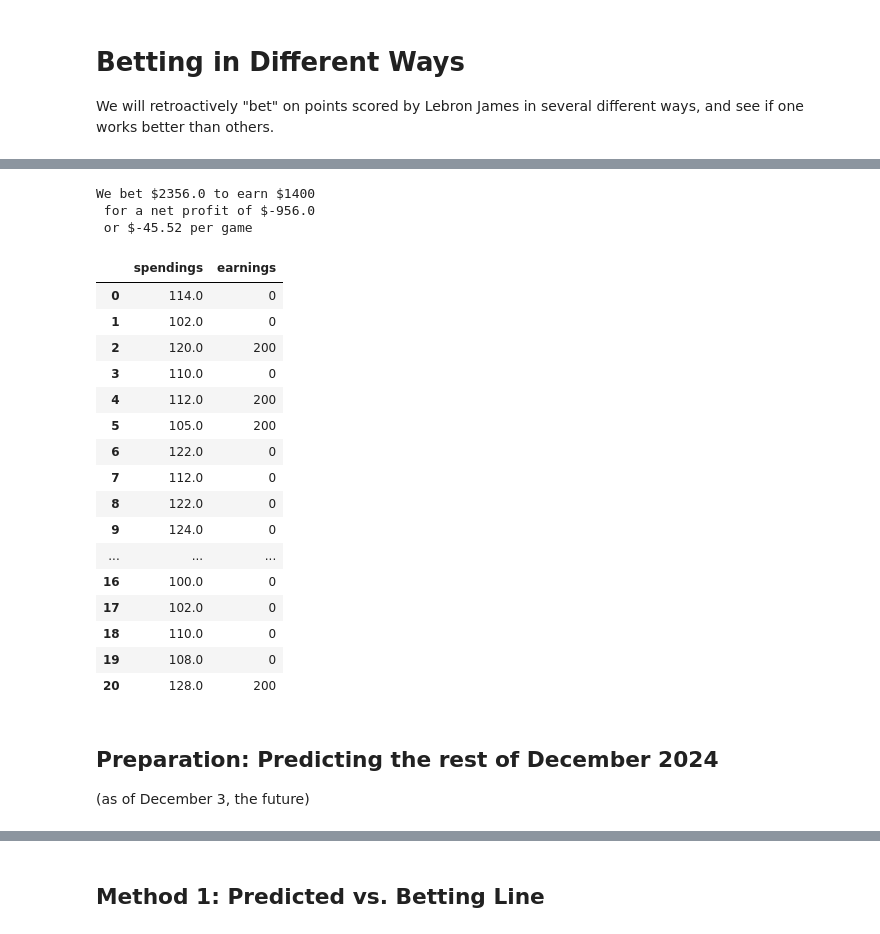
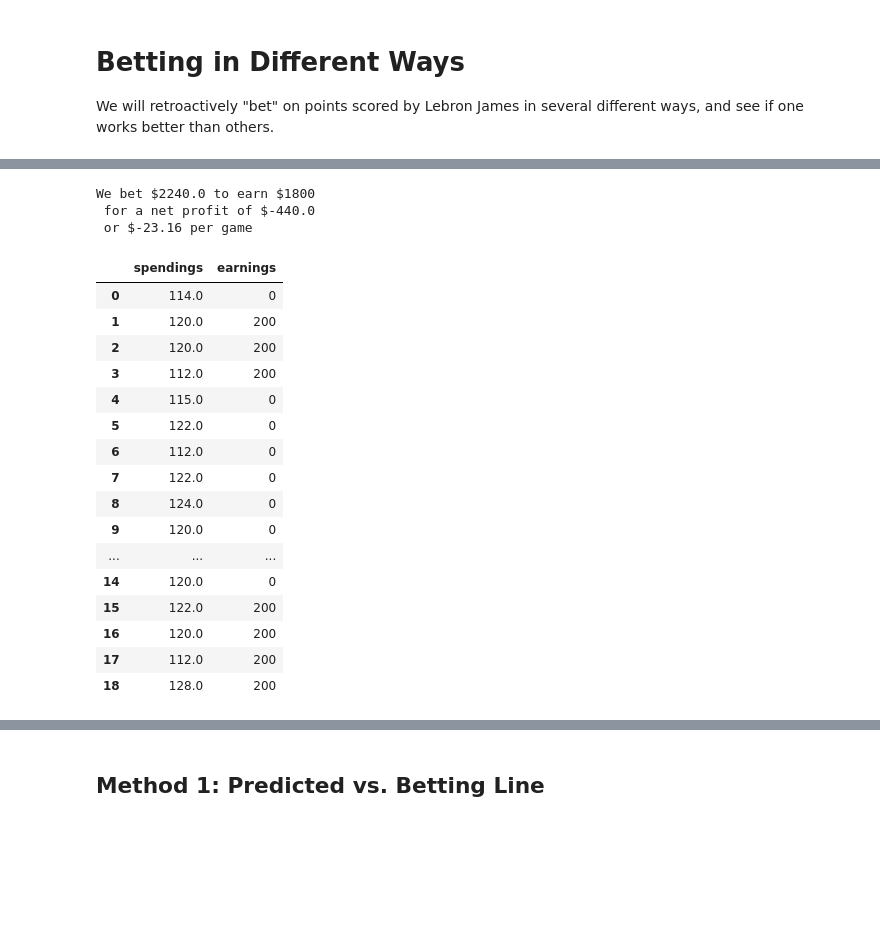
Before and after one commit to jwu04/LSTM-Project, a Jupyter notebook: LSTM.ipynb, the cells around one changed output, grey strips where cells are left out. Drawn from its saved outputs; the diff is of its cells as text; code cells hidden in the pictures; blank space fills up the shorter version.

```diff
--- a/LSTM.ipynb
+++ b/LSTM.ipynb
@@ -479,7 +493,7 @@ for index, row in bettinglinesdf.iterrows():
     predicted = row['Predicted Points']
 
     # Betting over
-    if predicted > line:
+    if over < under:
         # Positive odds
         if over > 0:
             spendings.append(100)
@@ -495,52 +509,49 @@ for index, row in bettinglinesdf.iterrows():
             else:
                 earnings.append(0)  # Add 0 if no earnings
     # Betting under
-    elif predicted < line:
+    elif over > under:
         if under > 0:
             spendings.append(100)
             if actual < line:
                 earnings.append(100 + under)
             else:
                 earnings.append(0)  # Add 0 if no earnings
         elif under < 0:
             spendings.append(-under)
             if actual < line:
                 earnings.append(100 + 100)
             else:
                 earnings.append(0)  # Add 0 if no earnings
 
 # Convert lists to NumPy arrays
 spendings = np.array(spendings)
 earnings = np.array(earnings)
 
 # Calculate total spendings and earnings
 total_spendings = spendings.sum()
 total_earnings = earnings.sum()
 
 print(f"We bet ${total_spendings} to earn ${total_earnings} \n for a net profit of ${total_earnings - total_spendings} \n or ${round((total_earnings - total_spendings)/len(spendings), 2)} per game")
 d = {'spendings': spendings, 'earnings': earnings}
 pd.DataFrame(data=d)
 # %% [output]
-We bet $2356.0 to earn $1400
- for a net profit of $-956.0
- or $-45.52 per game
+We bet $2240.0 to earn $1800
+ for a net profit of $-440.0
+ or $-23.16 per game
 |  | spendings | earnings |
 | 0 | 114.0 | 0 |
-| 1 | 102.0 | 0 |
+| 1 | 120.0 | 200 |
 | 2 | 120.0 | 200 |
-| 3 | 110.0 | 0 |
-| 4 | 112.0 | 200 |
-| 5 | 105.0 | 200 |
-| 6 | 122.0 | 0 |
-| 7 | 112.0 | 0 |
-| 8 | 122.0 | 0 |
-| 9 | 124.0 | 0 |
+| 3 | 112.0 | 200 |
+| 4 | 115.0 | 0 |
+| 5 | 122.0 | 0 |
+| 6 | 112.0 | 0 |
+| 7 | 122.0 | 0 |
+| 8 | 124.0 | 0 |
+| 9 | 120.0 | 0 |
 | ... | ... | ... |
-| 16 | 100.0 | 0 |
-| 17 | 102.0 | 0 |
-| 18 | 110.0 | 0 |
-| 19 | 108.0 | 0 |
-| 20 | 128.0 | 200 |
+| 14 | 120.0 | 0 |
+| 15 | 122.0 | 200 |
+| 16 | 120.0 | 200 |
+| 17 | 112.0 | 200 |
+| 18 | 128.0 | 200 |
-# %% [markdown]
-## Preparation: Predicting the rest of December 2024
-(as of December 3, the future)
```
Also changed, not shown: parts of 14 cells of this notebook.
